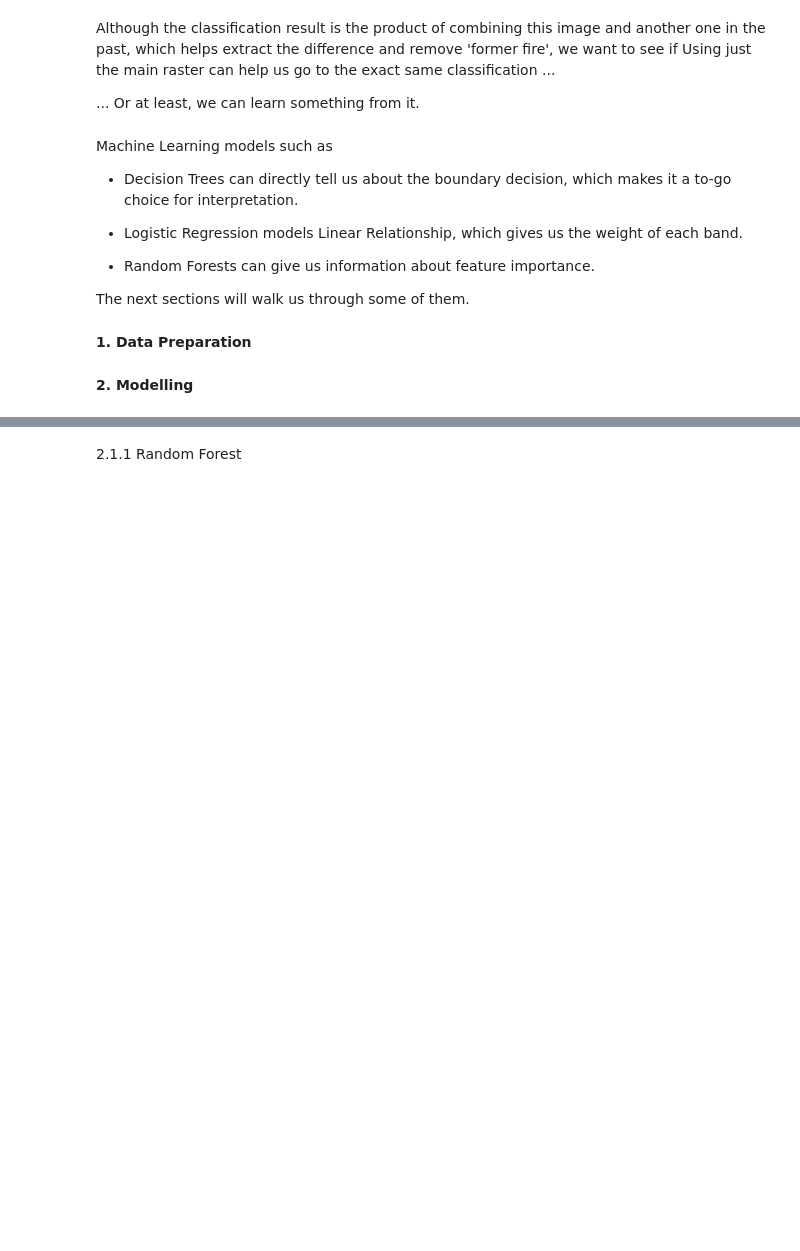
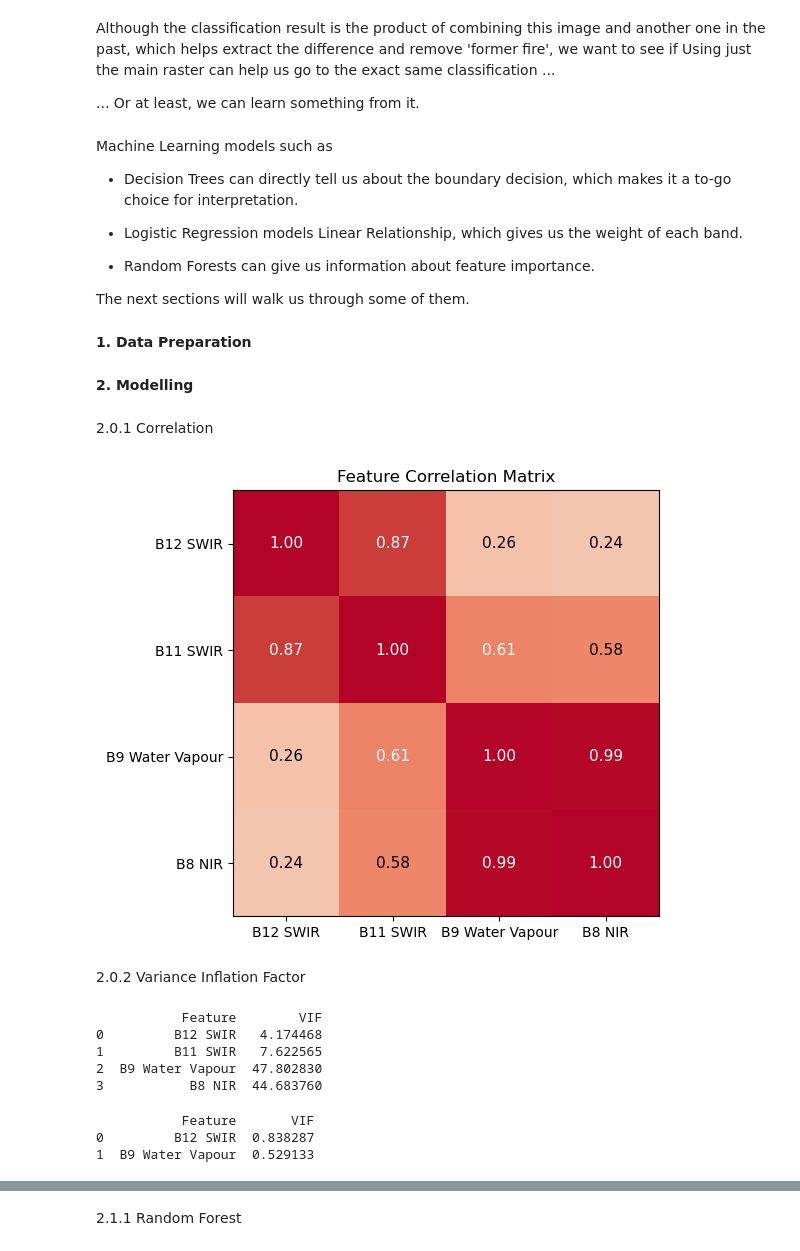
Before and after one commit to bcgov/wps-research, a Jupyter notebook: data/bill/notebooks/burn_mapping_research.ipynb, the cells around one changed output, grey strips where cells are left out. Saved outputs shown, nothing was run; the diff lists cells and outputs as text; code cells hidden in the pictures; blank space fills up the shorter version.

```diff
--- a/data/bill/notebooks/burn_mapping_research.ipynb
+++ b/data/bill/notebooks/burn_mapping_research.ipynb
@@ -57,0 +79,29 @@ import matplotlib.pyplot as plt
+# %% [markdown]
+2.0.1 Correlation
+# %%
+corr = X_df.corr().values
+labels = X_df.columns
+
+fig, ax = plt.subplots(figsize=(6, 5))
+
+im = ax.imshow(corr, cmap="coolwarm", vmin=-1, vmax=1)
+
+ax.set_xticks(range(len(labels)))
+ax.set_yticks(range(len(labels)))
+ax.set_xticklabels(labels)
+ax.set_yticklabels(labels)
+
+for i in range(len(labels)):
+    for j in range(len(labels)):
+        ax.text(j, i, f"{corr[i, j]:.2f}",
+                ha="center", va="center",
+                color="white" if abs(corr[i, j]) > 0.6 else "black",
+                fontsize=11)
+
+ax.set_title("Feature Correlation Matrix")
+plt.tight_layout()
+plt.show()
+# %% [output]
+[figure, added]
+# %% [markdown]
+2.0.2 Variance Inflation Factor
@@ -57,0 +127,14 @@ import matplotlib.pyplot as plt
+# %%
+print(compute_vif(X_df))
+# %% [output]
+           Feature        VIF
+0         B12 SWIR   4.174468
+1         B11 SWIR   7.622565
+2  B9 Water Vapour  47.802830
+3           B8 NIR  44.683760
+# %%
+print(compute_vif(X_df[['B12 SWIR', 'B9 Water Vapour']]))
+# %% [output]
+           Feature       VIF
+0         B12 SWIR  0.838287
+1  B9 Water Vapour  0.529133
```
Also changed, not shown: parts of 19 cells of this notebook.
